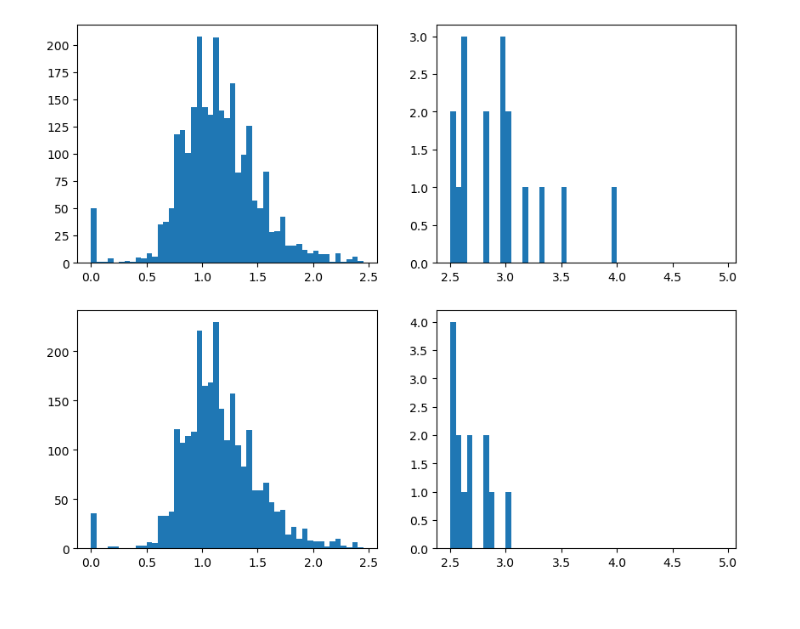
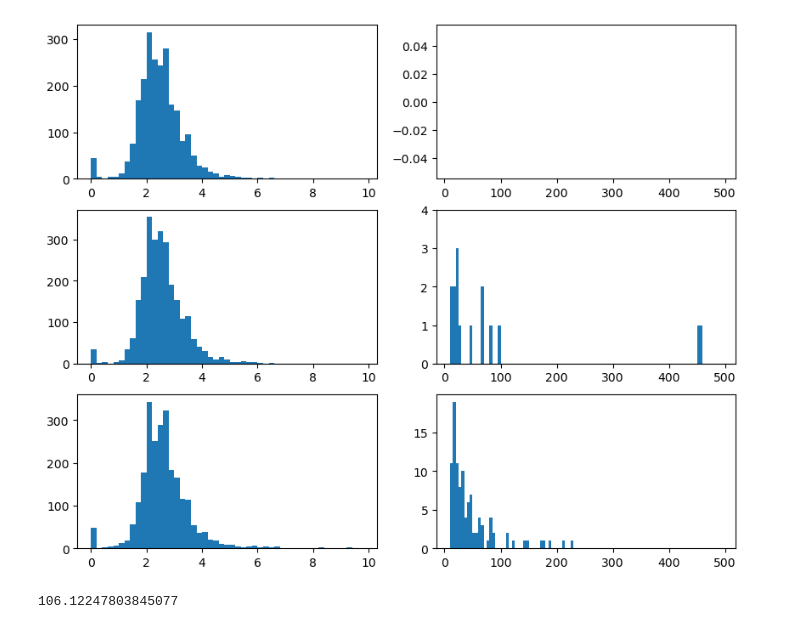
Before and after one commit to RibeiroGroup/Molecular-Dynamics-for-CIS, a Jupyter notebook: src/Plot-Copy1.ipynb, the cells around one changed output. Saved outputs shown, nothing was run; the diff lists cells and outputs as text; code cells hidden in the pictures.

```diff
--- a/src/Plot-Copy1.ipynb
+++ b/src/Plot-Copy1.ipynb
@@ -159,13 +174,13 @@ for temp, freefield_result_dict in FREEFIELD_RESULT_DICT.items():
 
     wn_real = red.convert_wavenumber(k_list)
     w, s = pt.moving_average(wn_real, spec1, w = 10)
-    ax[0].plot(w, s, label = "T = {}".format(temp))
+    ax[0].plot(w, s, label = "T = {} K".format(temp))
 
     omega_profile, rad_profile = field_spectra(freefield_result_dict, limit = 0)
     rad_profile *= 1e23
     #ax[1].scatter(omega_profile, rad_profile, s = 5)
     o, f = pt.moving_average(omega_profile, rad_profile, w = 10)
-    ax[1].plot(o, f, label = "T = {}".format(temp))
+    ax[1].plot(o, f, label = "T = {} K".format(temp))
 
 
 ax[0].legend()
@@ -184,6 +199,7 @@ fig.savefig(fig_root + "free_spectrum.jpeg",dpi = 600, bbox_inches = 'tight')
 # %%
 fig,ax = plt.subplots(2, figsize = (6,8))
 
+"""
 for temp, cavityfield_result_dict in CAVITYFIELD_RESULT_DICT1.items():
 
     omega_profile, rad_profile = field_spectra(cavityfield_result_dict, limit = 0)
@@ -191,14 +207,17 @@ for temp, cavityfield_result_dict in CAVITYFIELD_RESULT_DICT1.items():
     #ax[1].scatter(omega_profile, rad_profile, s = 5)
     o, f = pt.moving_average(omega_profile, rad_profile, w = 10)
     ax[0].plot(o, f, label = "T = {}".format(temp))
-
-for temp, cavityfield_result_dict in CAVITYFIELD_RESULT_DICT2.items():
+"""
+for i, (temp, cavityfield_result_dict) in enumerate(CAVITYFIELD_RESULT_DICT2.items()):
 
     omega_profile, rad_profile = field_spectra(cavityfield_result_dict, limit = 0)
-    #rad_profile *= 1e23
-    #ax[1].scatter(omega_profile, rad_profile, s = 5)
+    rad_profile *= 1e3
+    ax[i].scatter(omega_profile, rad_profile, s = 5)
     o, f = pt.moving_average(omega_profile, rad_profile, w = 10)
-    ax[1].plot(o, f, label = "T = {}".format(temp))
+    ax[i].plot(o, f)#, label = "T = {}".format(temp))
 
-ax[1].legend()
+ax[0].set_ylabel(r"EM field energy ($10^{-3} eV$)")
+ax[1].set_ylabel(r"EM field energy ($10^{-3} eV$)")
+ax[1].set_xlabel(r"Wavenumber $(cm^{-1})$")
+#ax[1].legend()
 # %% [output]
@@ -221,15 +263,40 @@ def getall_colliding_time(result_dict, limit = None):
 # %%
-freefield_result_dict = FREEFIELD_RESULT_DICT[200]
-cavityfield_result_dict = CAVITYFIELD_RESULT_DICT2[200]
+freefield_result_dict = FREEFIELD_RESULT_DICT['200.0']
+cavityfield_result_dict = CAVITYFIELD_RESULT_DICT2['Lxy1e1']
+cavityfield_result_dict1 = CAVITYFIELD_RESULT_DICT2['Lxy2e1']
 
-fig,ax = plt.subplots(2,2, figsize = (10,8))
+ft = getall_colliding_time(freefield_result_dict, limit = 0)
+ft = red.convert_time(ft)
+ct1 = getall_colliding_time(cavityfield_result_dict, limit = 0)
+ct1 = red.convert_time(ct1)
+ct2 = getall_colliding_time(cavityfield_result_dict1, limit = 0)
+ct2 = red.convert_time(ct2)
 
-hist1 = ax[0,0].hist(getall_colliding_time(freefield_result_dict, limit = 9), np.arange(0,2.5,0.05))
-hist2 = ax[1,0].hist(getall_colliding_time(cavityfield_result_dict, limit = 9), np.arange(0,2.5,0.05))
+fig,ax = plt.subplots(3,2, figsize = (10,8))
 
-hist1 = ax[0,1].hist(getall_colliding_time(freefield_result_dict, limit = 9), np.arange(2.5,5,0.05))
-hist2 = ax[1,1].hist(getall_colliding_time(cavityfield_result_dict, limit = 9), np.arange(2.5,5,0.05))
+hist1 = ax[0,0].hist(ft, np.arange(0,10,0.2))
+hist2 = ax[1,0].hist(ct1, np.arange(0,10,0.2))
+hist3 = ax[2,0].hist(ct2, np.arange(0,10,0.2))
+
+hist1 = ax[0,1].hist(ft, np.arange(10,500,5))
+hist2 = ax[1,1].hist(ct1, np.arange(10,500,5))
+ax[1,1].set_ylim(0,4)
+hist3 = ax[2,1].hist(ct2, np.arange(10,500,5))
 
 #ax[2].scatter(bins_arr[:-1], hist1[0] - hist2[0])
 # %% [output]
-[figure, old version]
+[figure, new version]
+# %%
+atoms, i = longest_time(cavityfield_result_dict1)
+
+N_pairs = int(len(atoms.r)/2)
+
+r_ar = np.array(atoms.trajectory['r'])[:,i]
+r_xe = np.array(atoms.trajectory['r'])[:,i + N_pairs]
+
+v_ar = np.array(atoms.trajectory['r_dot'])[:,i]
+v_xe = np.array(atoms.trajectory['r_dot'])[:,i + N_pairs]
+
+t = np.array(atoms.trajectory['t'])
+# %% [output]
+106.12247803845077
```
Also changed, not shown: parts of 11 cells of this notebook, 9 other files.
